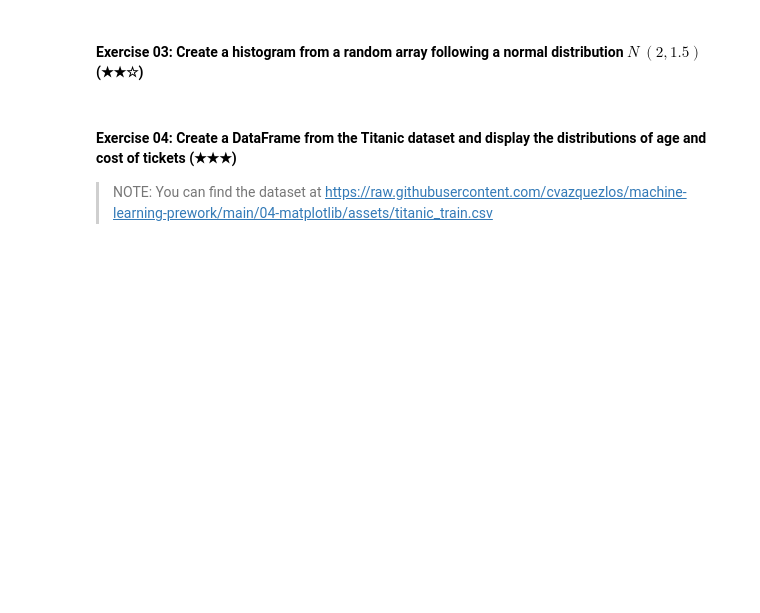
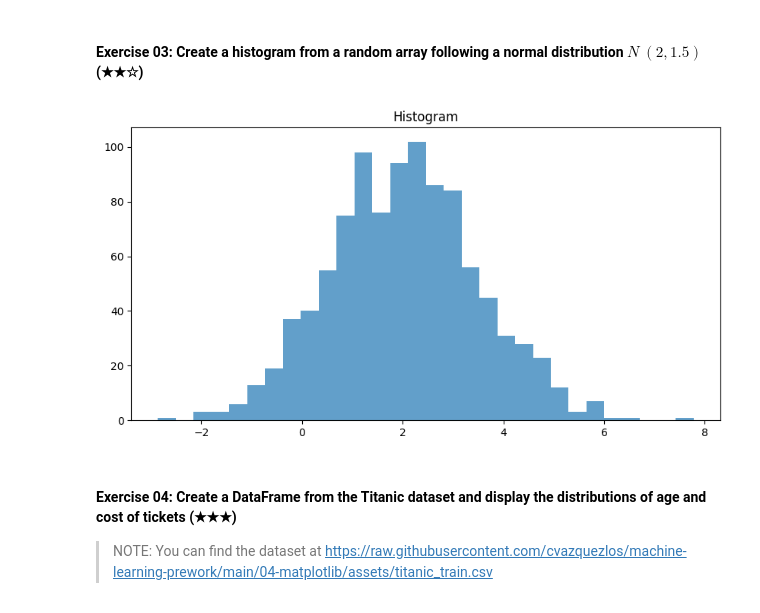
Before and after one commit to pcaliman2/Prework, a Jupyter notebook: 04_1_intro_to_matplotlib.ipynb, the cells around one changed output. Saved outputs shown, nothing was run; the diff lists cells and outputs as text; code cells hidden in the pictures; blank space fills up the shorter version.

```diff
--- a/04_1_intro_to_matplotlib.ipynb
+++ b/04_1_intro_to_matplotlib.ipynb
@@ -126,5 +145,20 @@ plt.show()
 # %% [markdown]
 #### Exercise 03: Create a histogram from a random array following a normal distribution $N ~ (2, 1.5) $ (★★☆)
+# %%
+import numpy as np
+
+np.random.seed(42)
+
+data = np.random.normal(2, 1.5, 1000)
+
+plt.figure(figsize = (10, 5))
+
+plt.hist(data, bins = 30, alpha = 0.7)
+
+plt.title("Histogram")
+plt.show()
+# %% [output]
+[figure, added]
 # %% [markdown]
 #### Exercise 04: Create a DataFrame from the Titanic dataset and display the distributions of age and cost of tickets (★★★)
 
```
Also changed, not shown: parts of 4 cells of this notebook.
